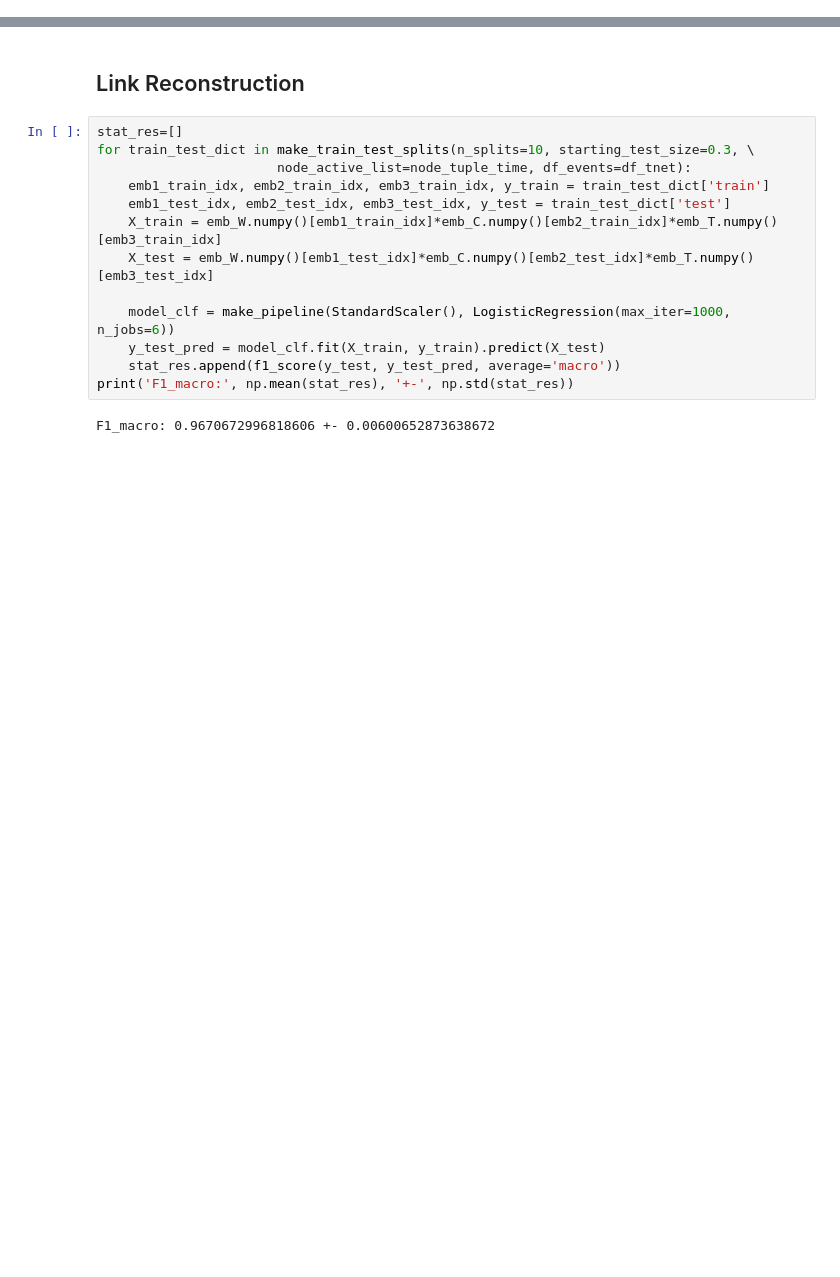
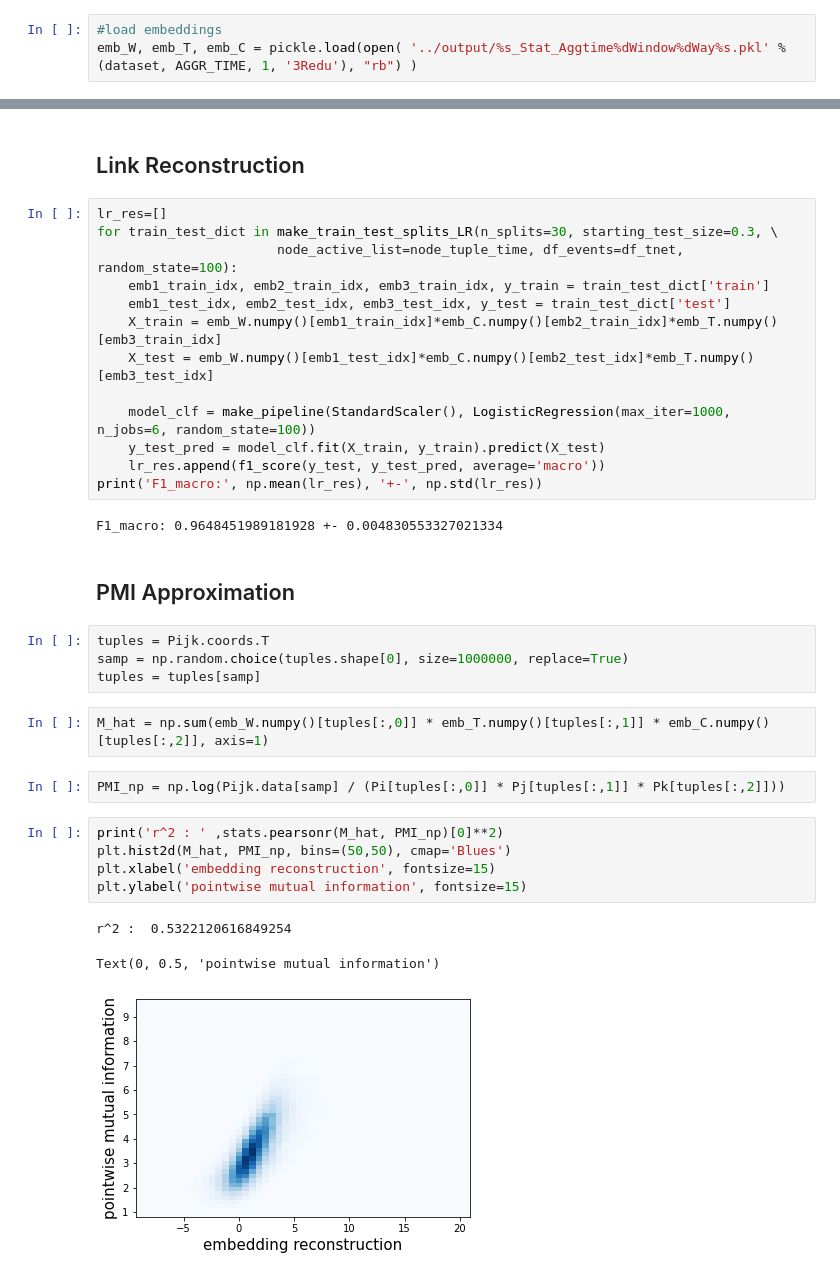
Before and after one commit to simonepiaggesi/hosgns, a Jupyter notebook: code/hosgns_3Way_Stat.ipynb, the cells around one changed output, grey strips where cells are left out. Saved outputs shown, nothing was run; the diff lists cells and outputs as text; blank space fills up the shorter version.

Commit message:
updated link prediction and pmi reconstruction

```diff
--- a/code/hosgns_3Way_Stat.ipynb
+++ b/code/hosgns_3Way_Stat.ipynb
@@ -120,3 +137,6 @@ Total time: 1201.5705 seconds.
+# %%
+#load embeddings
+emb_W, emb_T, emb_C = pickle.load(open( '../output/%s_Stat_Aggtime%dWindow%dWay%s.pkl' % (dataset, AGGR_TIME, 1, '3Redu'), "rb") )
 # %%
 # plot hosgns loss function (left) and the related tensor factorization loss function (right)
 fig, ax = plt.subplots(nrows=1, ncols=2, figsize=(14, 4))
@@ -224,17 +236,36 @@ F1_macro: 0.5073595559179418 +- 0.03460091675072181
 # %% [markdown]
 ## Link Reconstruction
 # %%
-stat_res=[]
-for train_test_dict in make_train_test_splits(n_splits=10, starting_test_size=0.3, \
-                       node_active_list=node_tuple_time, df_events=df_tnet):
+lr_res=[]
+for train_test_dict in make_train_test_splits_LR(n_splits=30, starting_test_size=0.3, \
+                       node_active_list=node_tuple_time, df_events=df_tnet, random_state=100):
     emb1_train_idx, emb2_train_idx, emb3_train_idx, y_train = train_test_dict['train']
     emb1_test_idx, emb2_test_idx, emb3_test_idx, y_test = train_test_dict['test']
     X_train = emb_W.numpy()[emb1_train_idx]*emb_C.numpy()[emb2_train_idx]*emb_T.numpy()[emb3_train_idx]
     X_test = emb_W.numpy()[emb1_test_idx]*emb_C.numpy()[emb2_test_idx]*emb_T.numpy()[emb3_test_idx]
 
-    model_clf = make_pipeline(StandardScaler(), LogisticRegression(max_iter=1000, n_jobs=6))
+    model_clf = make_pipeline(StandardScaler(), LogisticRegression(max_iter=1000, n_jobs=6, random_state=100))
     y_test_pred = model_clf.fit(X_train, y_train).predict(X_test)
-    stat_res.append(f1_score(y_test, y_test_pred, average='macro'))
-print('F1_macro:', np.mean(stat_res), '+-', np.std(stat_res))
+    lr_res.append(f1_score(y_test, y_test_pred, average='macro'))
+print('F1_macro:', np.mean(lr_res), '+-', np.std(lr_res))
 # %% [output]
-F1_macro: 0.9670672996818606 +- 0.00600652873638672
+F1_macro: 0.9648451989181928 +- 0.004830553327021334
+# %% [markdown]
+## PMI Approximation
+# %%
+tuples = Pijk.coords.T
+samp = np.random.choice(tuples.shape[0], size=1000000, replace=True)
+tuples = tuples[samp]
+# %%
+M_hat = np.sum(emb_W.numpy()[tuples[:,0]] * emb_T.numpy()[tuples[:,1]] * emb_C.numpy()[tuples[:,2]], axis=1)
+# %%
+PMI_np = np.log(Pijk.data[samp] / (Pi[tuples[:,0]] * Pj[tuples[:,1]] * Pk[tuples[:,2]]))
+# %%
+print('r^2 : ' ,stats.pearsonr(M_hat, PMI_np)[0]**2)
+plt.hist2d(M_hat, PMI_np, bins=(50,50), cmap='Blues')
+plt.xlabel('embedding reconstruction', fontsize=15)
+plt.ylabel('pointwise mutual information', fontsize=15)
+# %% [output]
+r^2 :  0.5322120616849254
+Text(0, 0.5, 'pointwise mutual information')
+[figure, added]
```
Also changed, not shown: parts of 18 cells of this notebook, 30 other files.
